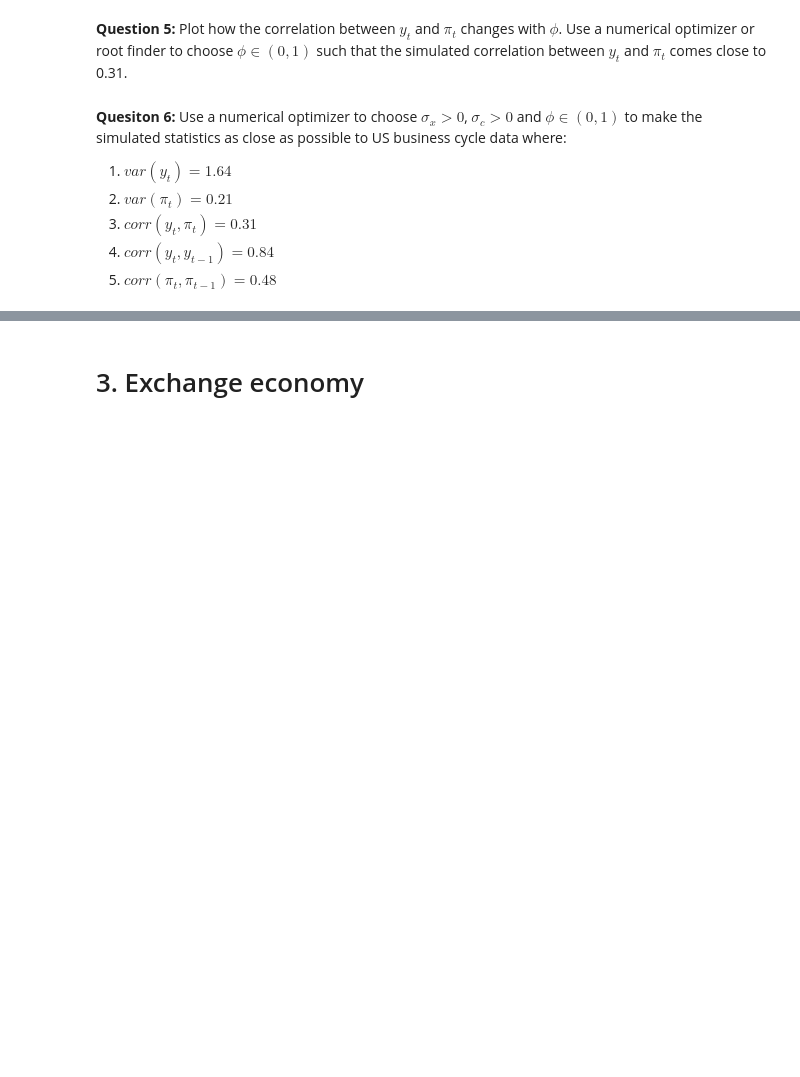
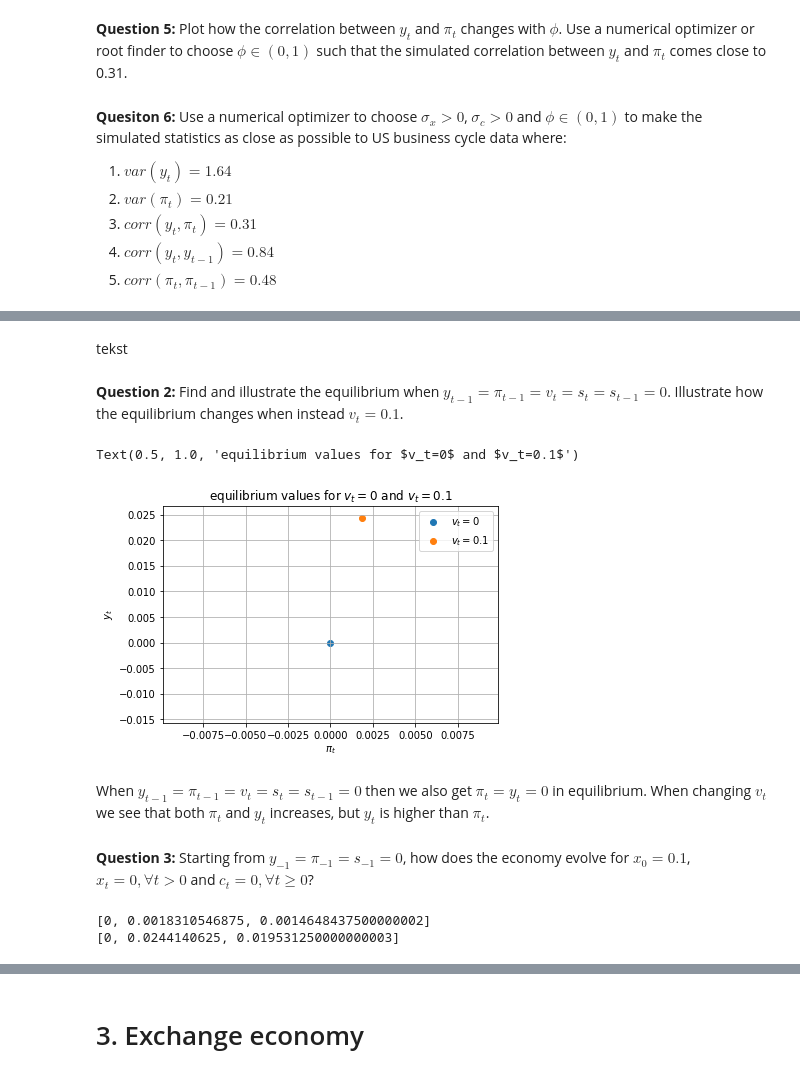
Before and after one commit to NumEconCopenhagen/projects-2019-pbj, a Jupyter notebook: examproject/Examproject/examproject.ipynb, the cells around one changed output, grey strips where cells are left out. Saved outputs shown, nothing was run; the diff lists cells and outputs as text; code cells hidden in the pictures; blank space fills up the shorter version.

```diff
--- a/examproject/Examproject/examproject.ipynb
+++ b/examproject/Examproject/examproject.ipynb
@@ -308,0 +395,68 @@ par['sigma_c'] = 0.2
+# %% [markdown]
+tekst
+# %% [markdown]
+**Question 2:** Find and illustrate the equilibrium when $y_{t-1} = \pi_{t-1} = v_t = s_t = s_{t-1} = 0$. Illustrate how the equilibrium changes when instead $v_t = 0.1$.
+# %%
+# make the solutions to python functions
+pi_func = sm.lambdify((pi_t1, s_t, v_t), pi_sol)
+y_func = sm.lambdify((pi_t1, s_t, v_t), y_sol)
+
+# create a vector with the different values of y, pi, v and s
+pi_vec = []
+pi_vec.append(pi_func(0, 0, 0))
+pi_vec.append(pi_func(0, 0, 0.1))
+y_vec = []
+y_vec.append(y_func(0, 0, 0))
+y_vec.append(y_func(0, 0, 0.1))
+
+
+# illustrate period 1 result
+fig = plt.figure()
+ax = fig.add_subplot(1, 1, 1)
+ax.scatter(pi_vec[0], y_vec[0], label='$v_t=0$')
+ax.scatter(pi_vec[1], y_vec[1], label='$v_t=0.1$')
+
+# set grids
+ax.grid()
+
+# set legend
+ax.legend()
+
+# set labels
+ax.set_ylabel('$y_t$')
+ax.set_xlabel('$\pi_t$')
+
+# set title
+ax.set_title('equilibrium values for $v_t=0$ and $v_t=0.1$')
+# %% [output]
+Text(0.5, 1.0, 'equilibrium values for $v_t=0$ and $v_t=0.1$')
+[figure, added]
+# %% [markdown]
+When $y_{t-1} = \pi_{t-1} = v_t = s_t = s_{t-1} = 0$ then we also get $\pi_t = y_t = 0$ in equilibrium. When changing $v_t$ we see that both $\pi_t$ and $y_t$ increases, but $y_t$ is higher than $\pi_t$.
+# %% [markdown]
+**Question 3:** Starting from $y_{-1} = \pi_{-1} = s_{-1} = 0$, how does the economy evolve for $x_0 = 0.1$, $x_t = 0, \forall t > 0$ and $c_t = 0, \forall t \geq 0$?
+# %%
+# NOT SOLVED
+# skal laves til et loop. Se næste celle.
+
+v_t1 = sm.symbols('v_t-1')
+delta = par['delta']
+omega = par['omega']
+v_func = lambda v_t1,x: delta*v_t1 + x
+s_func = lambda s_t1,c: omega*s_t1 + c
+
+pi_vec_q3 = [0]
+y_vec_q3 = [0]
+
+pi_vec_q3.append(pi_func(0, s_func(0, 0), v_func(0, 0.1)))
+pi_vec_q3.append(pi_func(pi_vec_q3[0], s_func(0, 0), v_func(v_func(0, 0.1), 0)))
+y_vec_q3.append(y_func(0, s_func(0, 0), v_func(0, 0.1)))
+y_vec_q3.append(y_func(y_vec_q3[0], s_func(0, 0), v_func(v_func(0, 0.1), 0)))
+
+
+
+print(pi_vec_q3)
+print(y_vec_q3)
+# %% [output]
+[0, 0.0018310546875, 0.0014648437500000002]
+[0, 0.0244140625, 0.019531250000000003]
```
Also changed, not shown: parts of 12 cells of this notebook.
